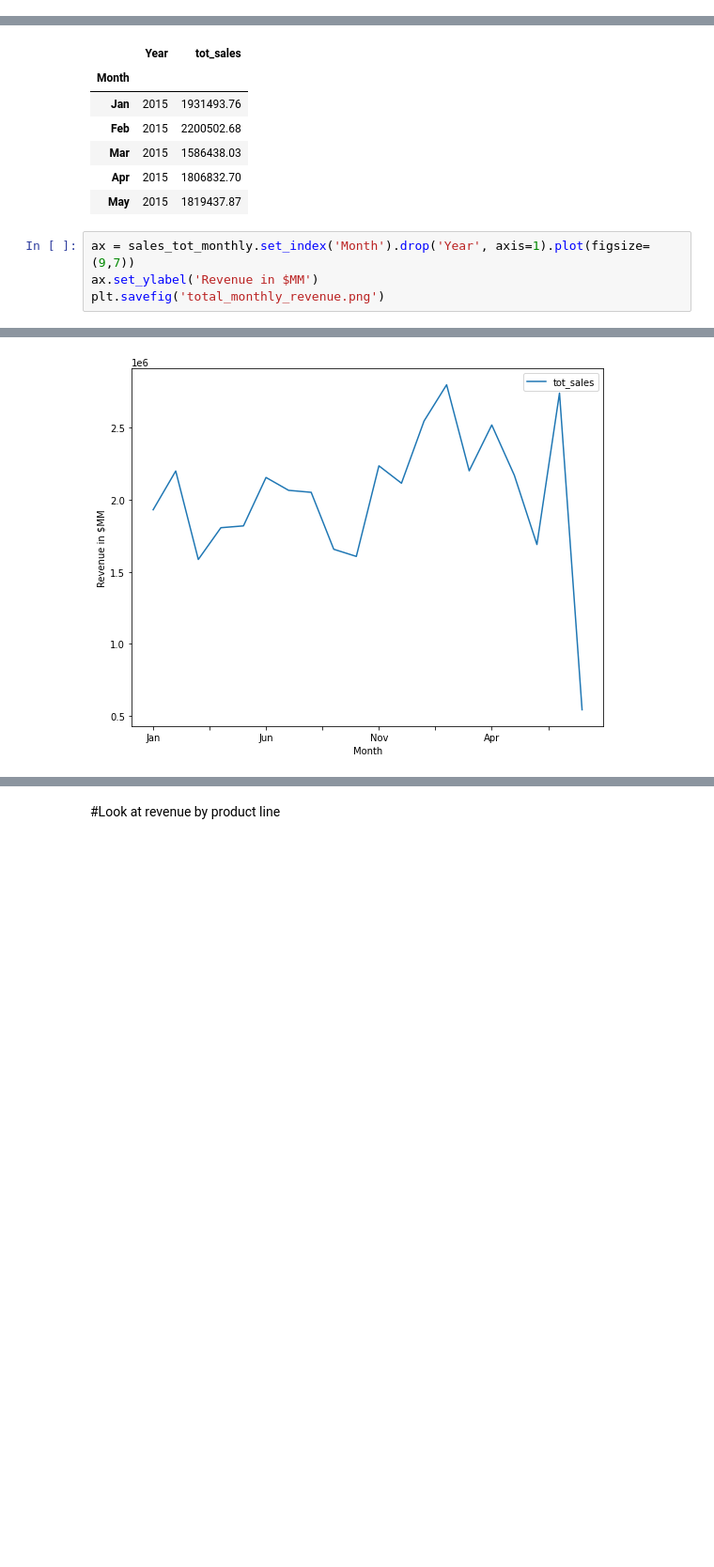
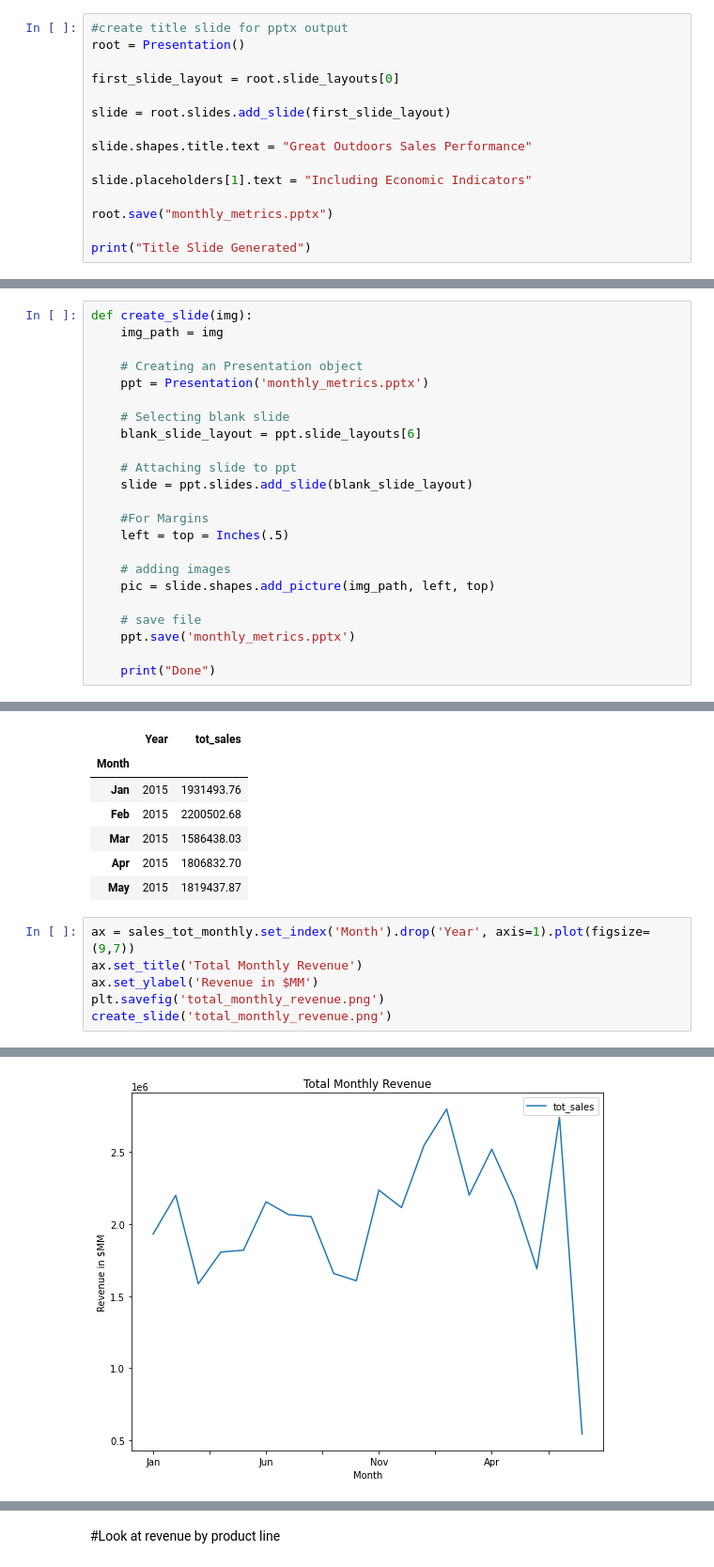
Before and after one commit to RenettaNelson/ADS-507---SQL-Data-Pipeline, a Jupyter notebook: ADS-507-01_group_3_wild_wonderful_sales.ipynb, the cells around one changed output, grey strips where cells are left out. Shown: that part at 94% size. Saved outputs shown, nothing was run; the diff lists cells and outputs as text; blank space fills up the shorter version.

```diff
--- a/ADS-507-01_group_3_wild_wonderful_sales.ipynb
+++ b/ADS-507-01_group_3_wild_wonderful_sales.ipynb
@@ -524,0 +500,15 @@ Done
+# %%
+#create title slide for pptx output
+root = Presentation()
+
+first_slide_layout = root.slide_layouts[0]
+
+slide = root.slides.add_slide(first_slide_layout)
+
+slide.shapes.title.text = "Great Outdoors Sales Performance"
+
+slide.placeholders[1].text = "Including Economic Indicators"
+
+root.save("monthly_metrics.pptx")
+
+print("Title Slide Generated")
@@ -524,0 +519,23 @@ Done
+# %%
+def create_slide(img):
+    img_path = img
+
+    # Creating an Presentation object
+    ppt = Presentation('monthly_metrics.pptx')
+
+    # Selecting blank slide
+    blank_slide_layout = ppt.slide_layouts[6]
+
+    # Attaching slide to ppt
+    slide = ppt.slides.add_slide(blank_slide_layout)
+
+    #For Margins
+    left = top = Inches(.5)
+
+    # adding images
+    pic = slide.shapes.add_picture(img_path, left, top)
+
+    # save file
+    ppt.save('monthly_metrics.pptx')
+
+    print("Done")
@@ -574,6 +595,8 @@ month(sales_tot_monthly)
 | May | 2015 | 1819437.87 |
 # %%
 ax = sales_tot_monthly.set_index('Month').drop('Year', axis=1).plot(figsize=(9,7))
+ax.set_title('Total Monthly Revenue')
 ax.set_ylabel('Revenue in $MM')
 plt.savefig('total_monthly_revenue.png')
+create_slide('total_monthly_revenue.png')
 # %% [output]
@@ -580 +604 @@ plt.savefig('total_monthly_revenue.png')
-[figure, old version]
+[figure, new version]
```
Also changed, not shown: parts of 10 cells of this notebook.
